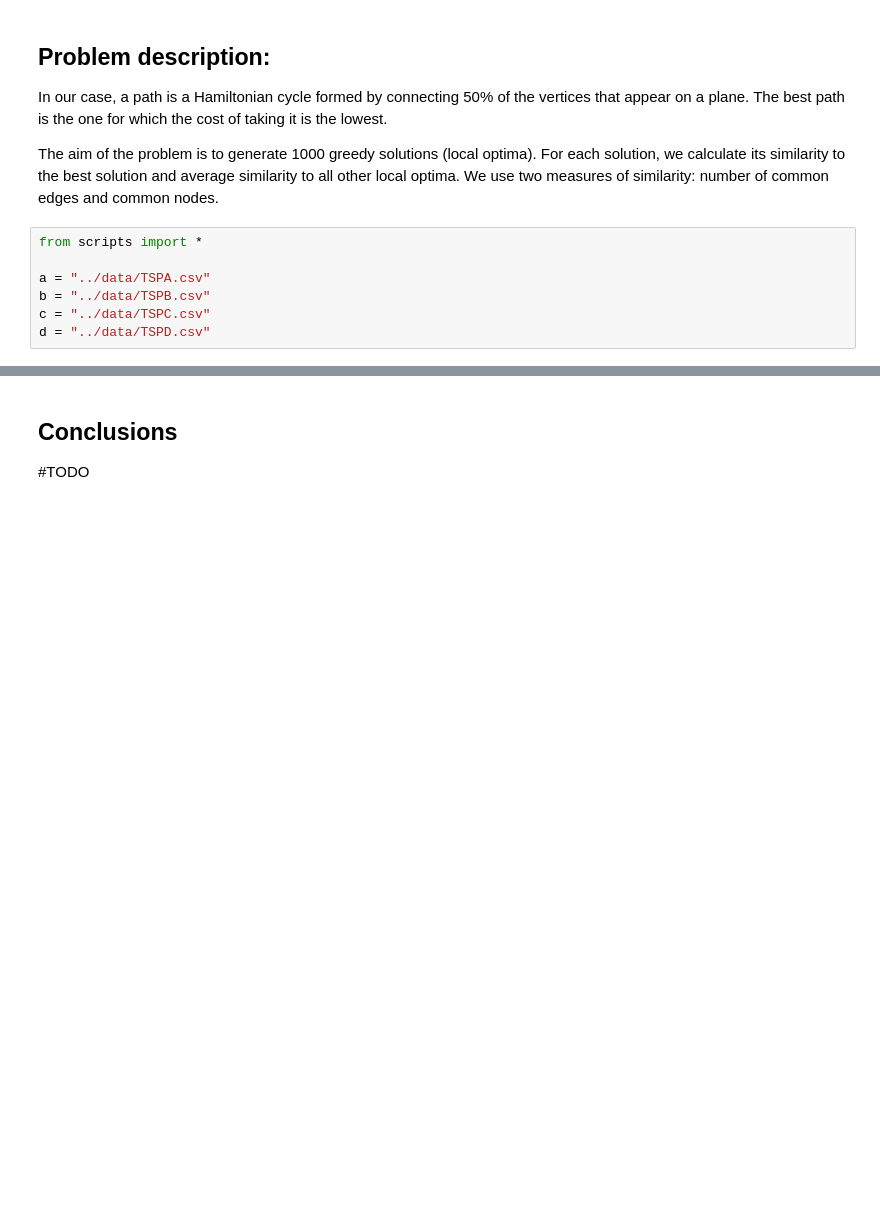
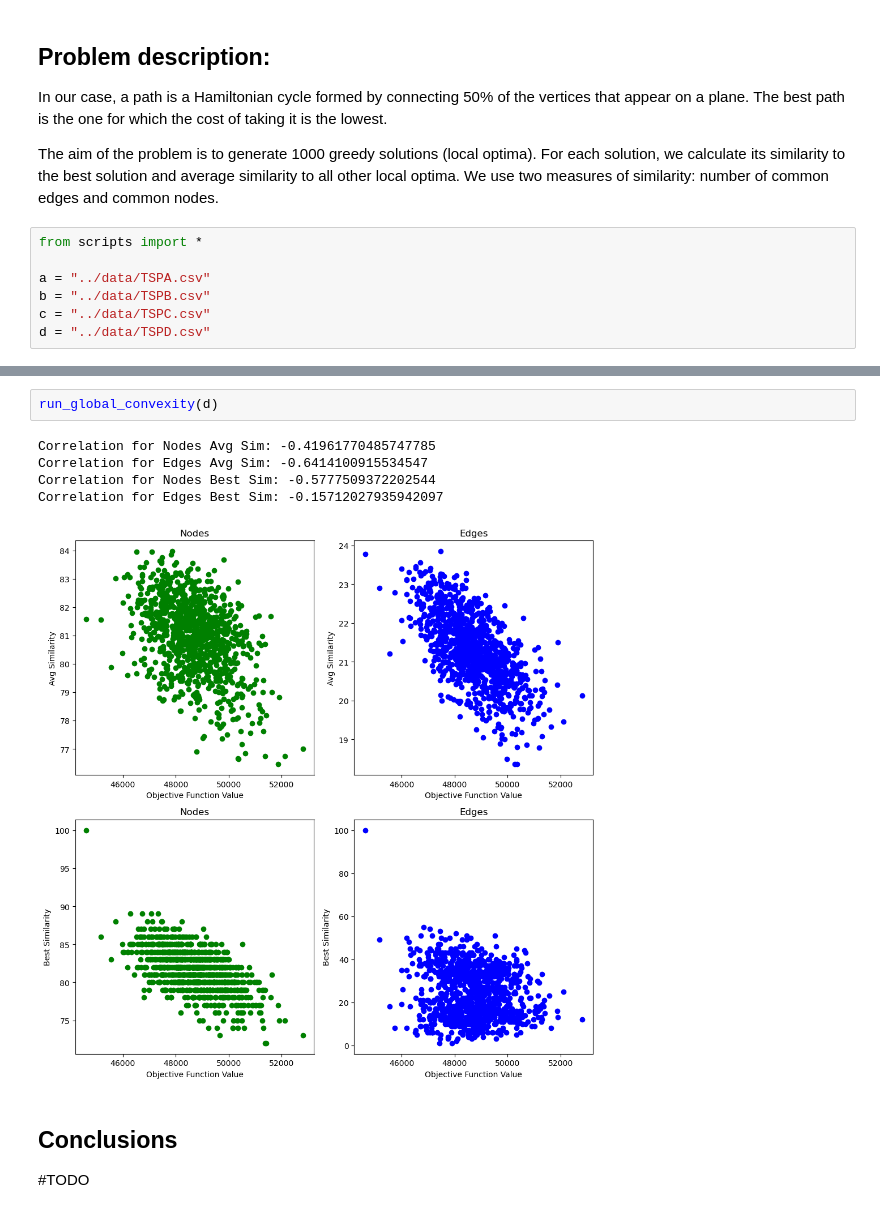
Before and after one commit to Oskshust/evo_comp, a Jupyter notebook: 8/raport.ipynb, the cells around one changed output, grey strips where cells are left out. Cells and saved outputs as stored; diff of their text form; blank space fills up the shorter version.

```diff
--- a/8/raport.ipynb
+++ b/8/raport.ipynb
@@ -35,3 +45,11 @@ Correlation for Edges Best Sim: -0.9471056993145254
+# %%
+run_global_convexity(d)
+# %% [output]
+Correlation for Nodes Avg Sim: -0.41961770485747785
+Correlation for Edges Avg Sim: -0.6414100915534547
+Correlation for Nodes Best Sim: -0.5777509372202544
+Correlation for Edges Best Sim: -0.15712027935942097
+[figure, added]
 # %% [markdown]
 ## Conclusions
 
```
Also changed, not shown: parts of 6 cells of this notebook.
